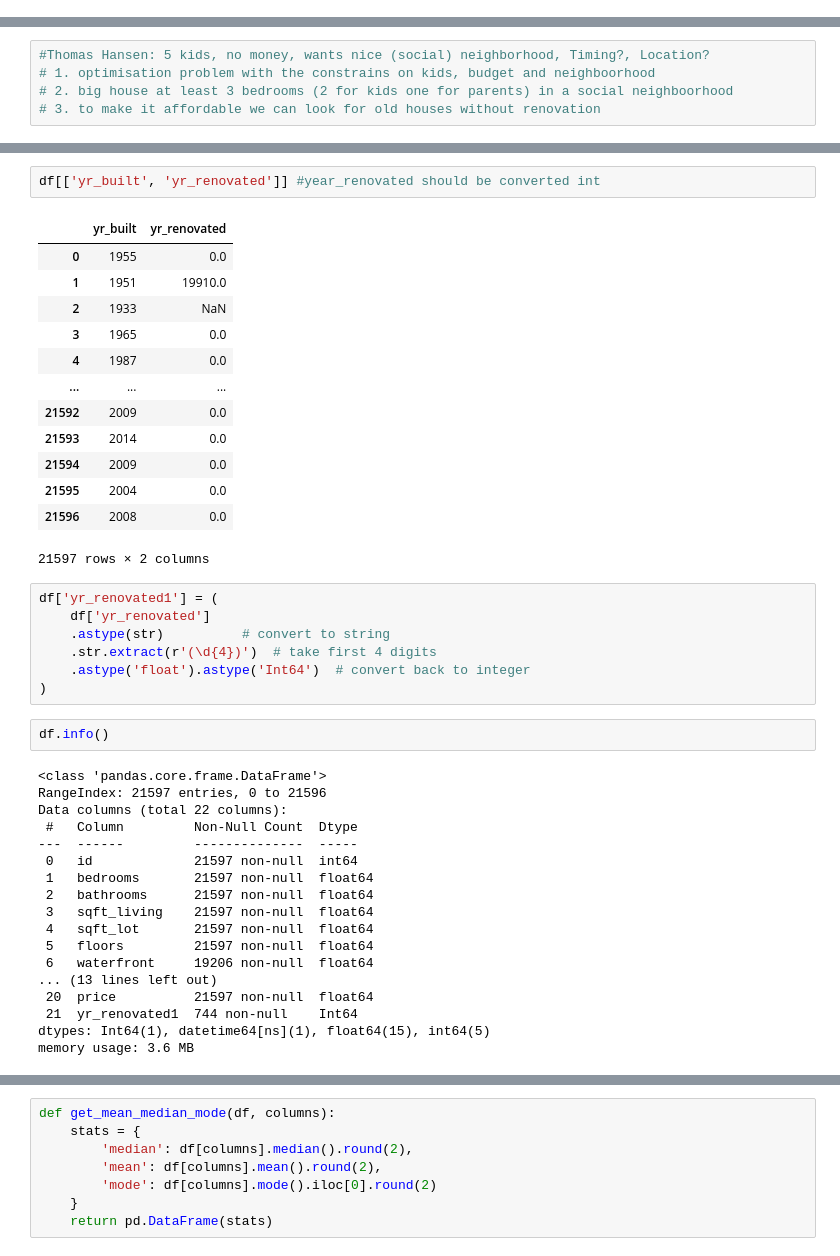
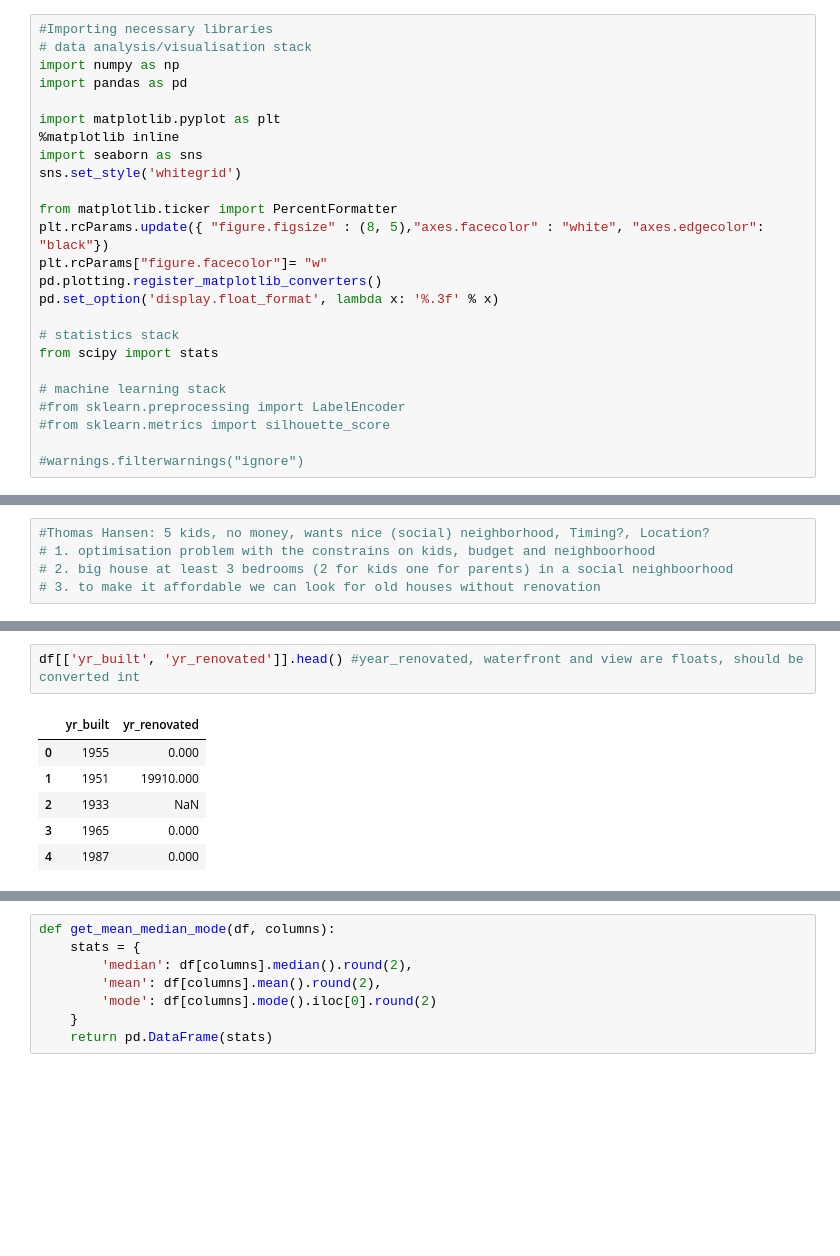
Before and after one commit to ozzienobayrak/housing_market, a Jupyter notebook: housingmarket_project.ipynb, the cells around one changed output, grey strips where cells are left out. Drawn from its saved outputs; the diff is of its cells as text; blank space fills up the shorter version.

```diff
--- a/housingmarket_project.ipynb
+++ b/housingmarket_project.ipynb
@@ -5,3 +1,28 @@ import numpy as np
+# %%
+#Importing necessary libraries
+# data analysis/visualisation stack
+import numpy as np
+import pandas as pd
+
+import matplotlib.pyplot as plt
+%matplotlib inline
+import seaborn as sns
+sns.set_style('whitegrid')
+
+from matplotlib.ticker import PercentFormatter
+plt.rcParams.update({ "figure.figsize" : (8, 5),"axes.facecolor" : "white", "axes.edgecolor":  "black"})
+plt.rcParams["figure.facecolor"]= "w"
+pd.plotting.register_matplotlib_converters()
+pd.set_option('display.float_format', lambda x: '%.3f' % x)
+
+# statistics stack
+from scipy import stats
+
+# machine learning stack
+#from sklearn.preprocessing import LabelEncoder
+#from sklearn.metrics import silhouette_score
+
+#warnings.filterwarnings("ignore")
 # %%
 #Get the data which was exported from Dbeaver. It should have 21597 rows.
 df=pd.read_csv('data/king_county_house_details.csv', parse_dates=['date'])
@@ -52,43 +96,9 @@ array([ 7,  6,  8, 11,  9,  5, 10, 12,  4,  3, 13])
 # %%
-df[['yr_built', 'yr_renovated']] #year_renovated should be converted int
+df[['yr_built', 'yr_renovated']].head() #year_renovated, waterfront and view are floats, should be converted int
 # %% [output]
 |  | yr_built | yr_renovated |
-| 0 | 1955 | 0.0 |
-| 1 | 1951 | 19910.0 |
+| 0 | 1955 | 0.000 |
+| 1 | 1951 | 19910.000 |
 | 2 | 1933 | NaN |
-| 3 | 1965 | 0.0 |
-| 4 | 1987 | 0.0 |
-| ... | ... | ... |
-| 21592 | 2009 | 0.0 |
-| 21593 | 2014 | 0.0 |
-| 21594 | 2009 | 0.0 |
-| 21595 | 2004 | 0.0 |
-| 21596 | 2008 | 0.0 |
+| 3 | 1965 | 0.000 |
+| 4 | 1987 | 0.000 |
-21597 rows × 2 columns
-# %%
-df['yr_renovated1'] = (
-    df['yr_renovated']
-    .astype(str)          # convert to string
-    .str.extract(r'(\d{4})')  # take first 4 digits
-    .astype('float').astype('Int64')  # convert back to integer
-)
-# %%
-df.info()
-# %% [output]
-<class 'pandas.core.frame.DataFrame'>
-RangeIndex: 21597 entries, 0 to 21596
-Data columns (total 22 columns):
- #   Column         Non-Null Count  Dtype
----  ------         --------------  -----
- 0   id             21597 non-null  int64
- 1   bedrooms       21597 non-null  float64
- 2   bathrooms      21597 non-null  float64
- 3   sqft_living    21597 non-null  float64
- 4   sqft_lot       21597 non-null  float64
- 5   floors         21597 non-null  float64
- 6   waterfront     19206 non-null  float64
-... (13 lines left out)
- 20  price          21597 non-null  float64
- 21  yr_renovated1  744 non-null    Int64
-dtypes: Int64(1), datetime64[ns](1), float64(15), int64(5)
-memory usage: 3.6 MB
```
Also changed, not shown: parts of 148 cells of this notebook.
